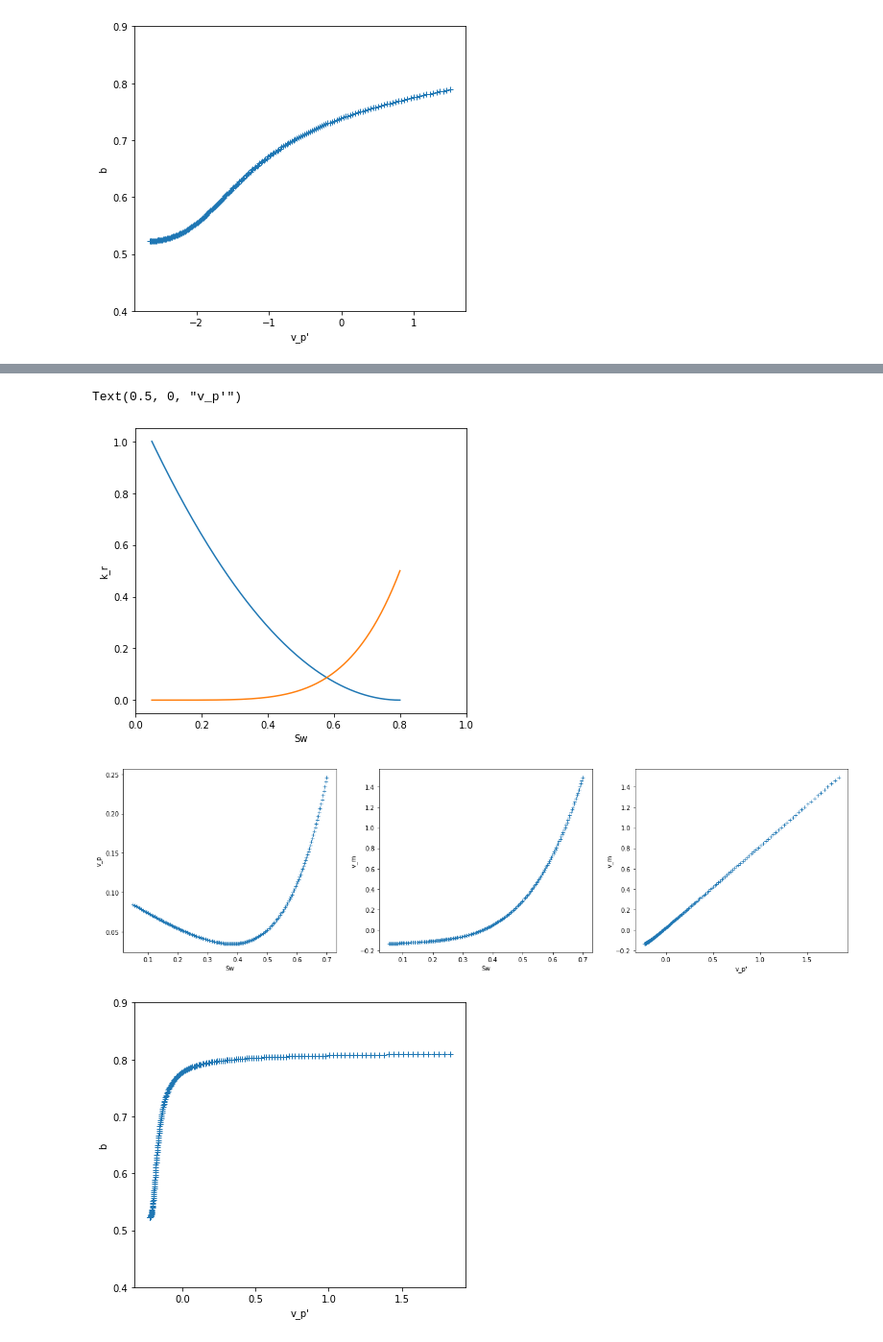
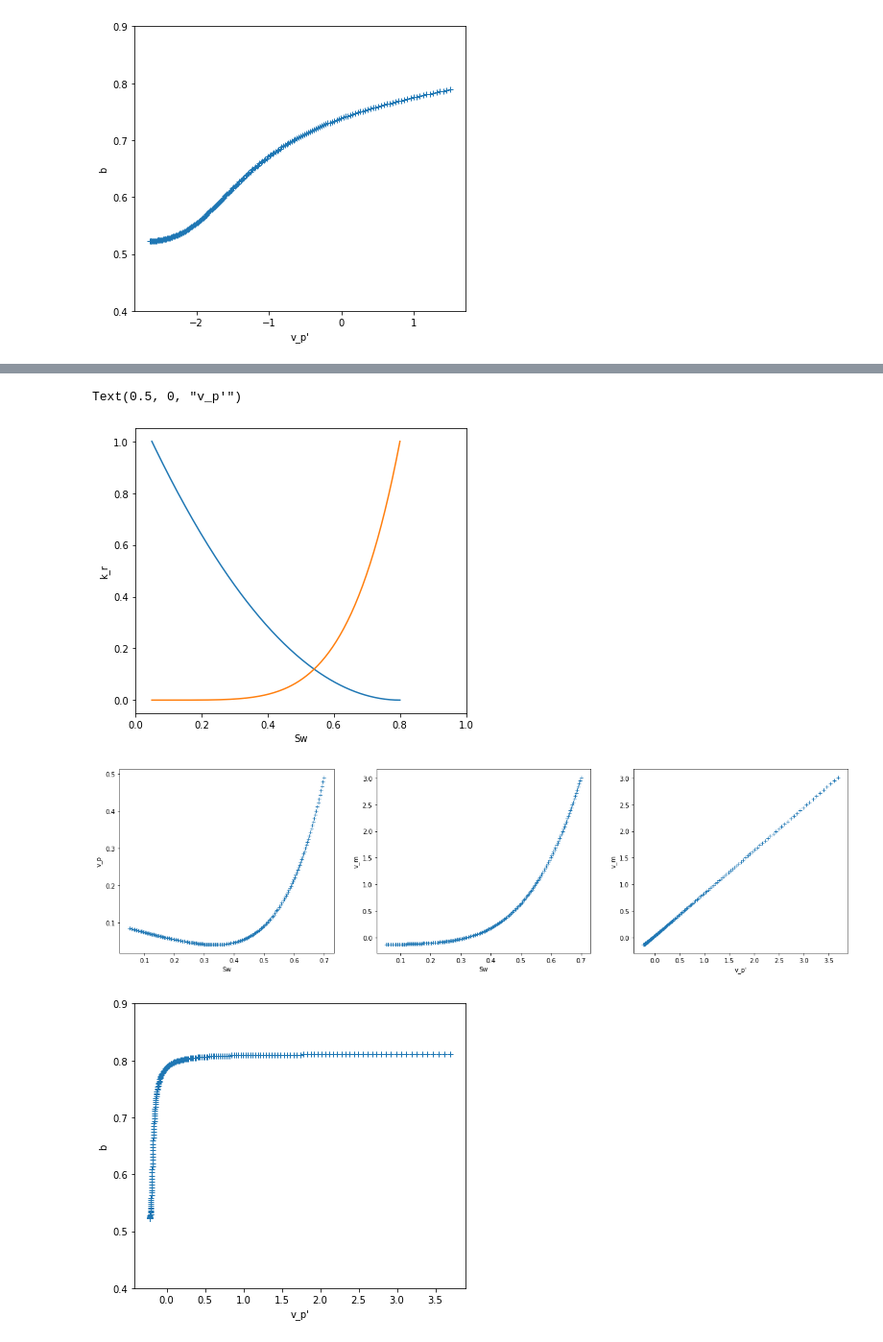
Before and after one commit to thomaram/Co-moving-velocity, a Jupyter notebook: co_move_velocity_plt.ipynb, the cells around one changed output, grey strips where cells are left out. Shown at 96% size. Saved outputs shown, nothing was run; the diff lists cells and outputs as text; code cells hidden in the pictures.

```diff
--- a/co_move_velocity_plt.ipynb
+++ b/co_move_velocity_plt.ipynb
@@ -170,7 +171,7 @@ corey_exp_oil = 2
 
 Sorw = 0.2
 Swi = 0.05
-kr0_water = 0.5
+kr0_water = 1
 kr0_oil = 1
 
 sw = np.linspace(0.7, 0.05, 200)
@@ -192,33 +193,33 @@ plt.subplot(231)
 plt.plot(sw2, kro_Corey(sw2, corey_exp_oil, Swi, Sorw, kr0_oil))
 plt.plot(sw2, krw_Corey(sw2, corey_exp_water, Swi, Sorw, kr0_water))
 plt.xlim(0,1)
 plt.ylabel("k_r")
 plt.xlabel("Sw")
 
 plt.figure(figsize=(21,12))
 plt.subplot(231)
 plt.plot(sw, v_p, '+')
 plt.ylabel("v_p")
 plt.xlabel("Sw")
 
 plt.subplot(232)
 plt.plot(sw[:-1], v_m, '+')
 plt.ylabel("v_m")
 plt.xlabel("Sw")
 
 plt.subplot(233)
 plt.plot(dv_p, v_m, '+')
 plt.ylabel("v_m")
 plt.xlabel("v_p'")
 
 plt.figure(figsize=(21,12))
 plt.subplot(231)
 plt.plot(dv_p[:-1], dv_m, '+')
 plt.ylim(0.4,0.9)
 plt.ylabel("b")
 plt.xlabel("v_p'")
 # %% [output]
 Text(0.5, 0, "v_p'")
-[figure, old version]
+[figure, new version]
-[figure, old version]
+[figure, new version]
-[figure, old version]
+[figure, new version]
```
Also changed, not shown: parts of 1 cell of this notebook.
